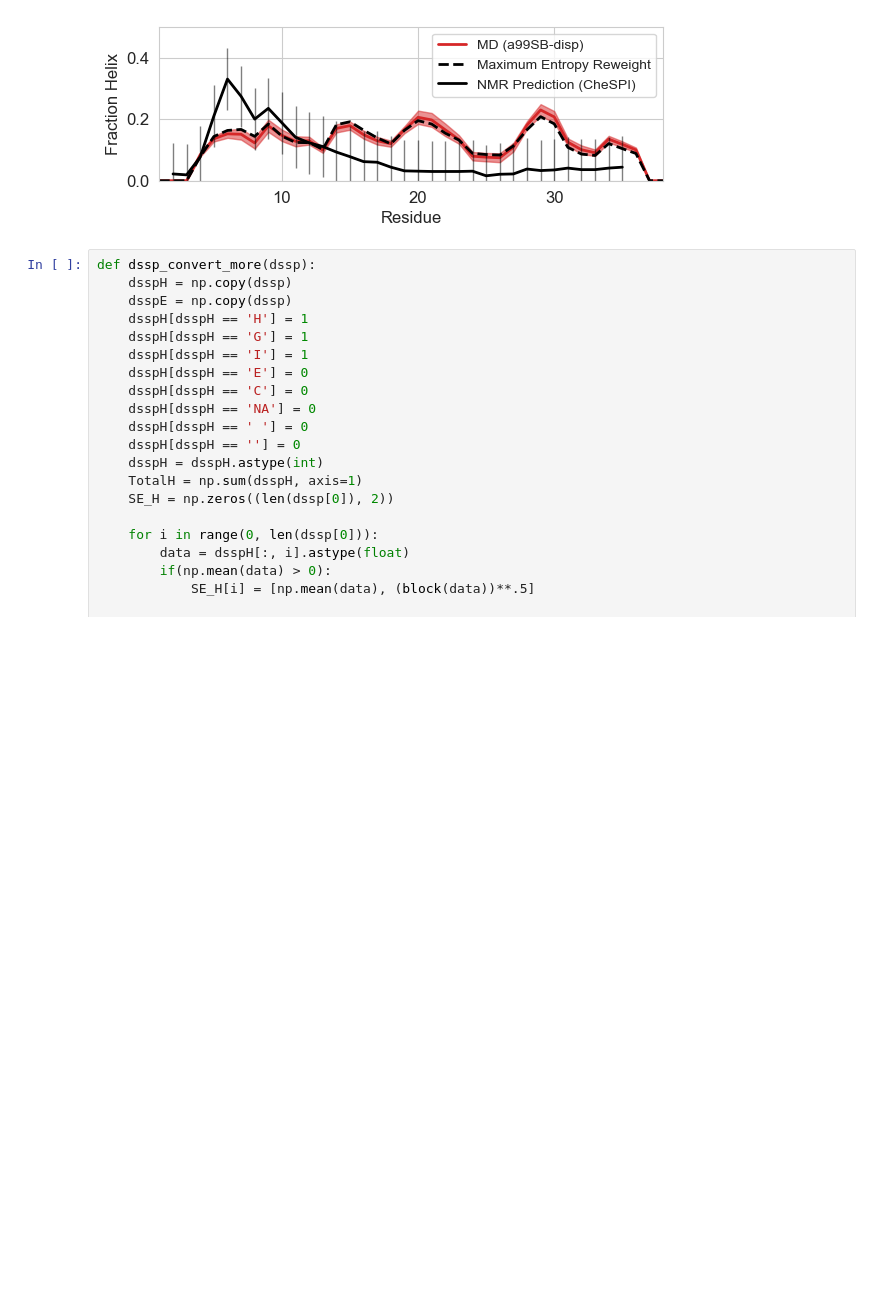
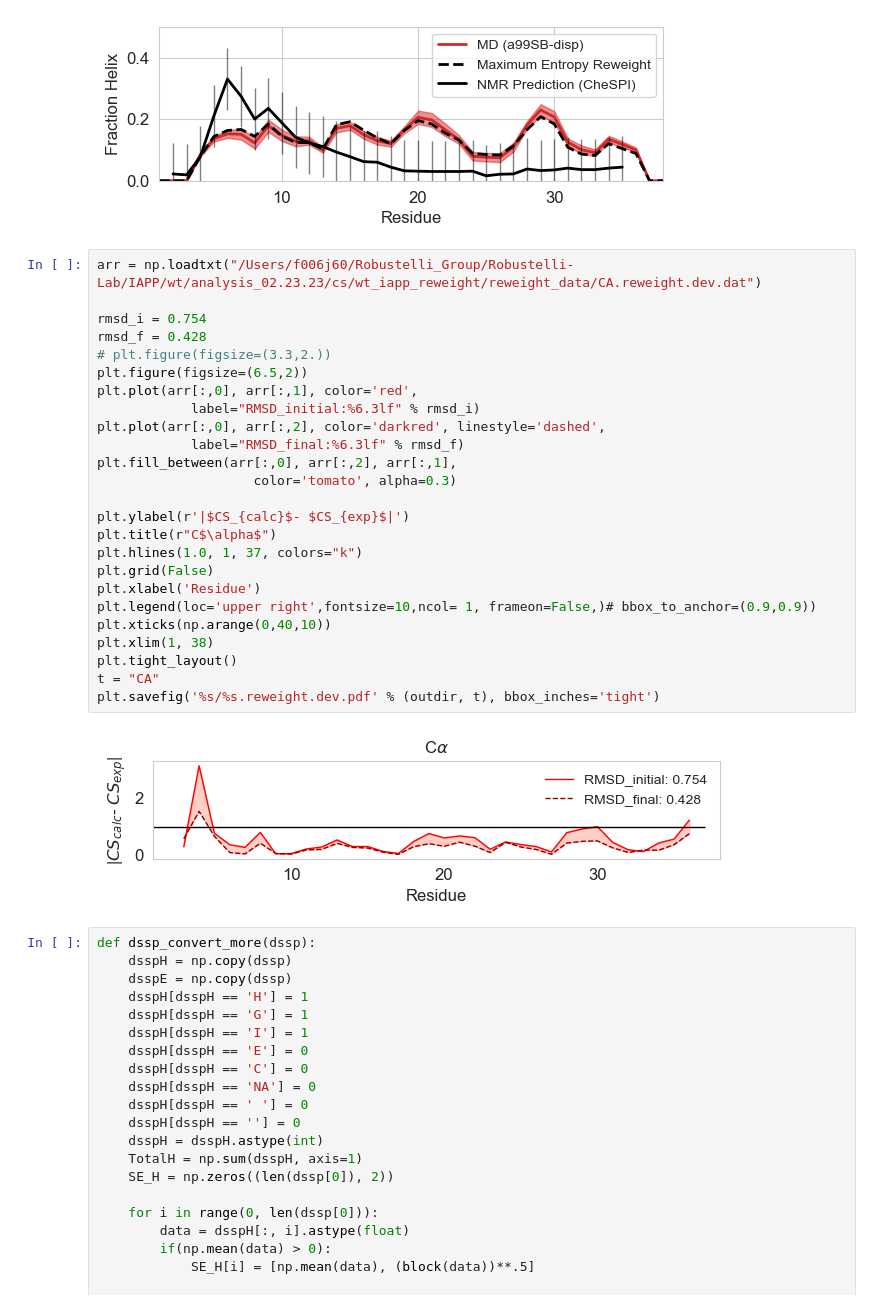
Before and after one commit to paulrobustelli/Garcia_hIAPP_monomer_binders_2025, a Jupyter notebook: hiapp_wt_apo/hiapp_wt_apo_simulation_analysis_300k.ipynb, the cells around one changed output. Drawn from its saved outputs; the diff is of its cells as text; blank space fills up the shorter version.

Commit message:
reweighting data uploaded

```diff
--- a/hiapp_wt_apo/hiapp_wt_apo_simulation_analysis_300k.ipynb
+++ b/hiapp_wt_apo/hiapp_wt_apo_simulation_analysis_300k.ipynb
@@ -518,6 +518,33 @@ plt.savefig(outdir+'NMR_Validation_CheSPI_MD.pdf', dpi=300)
 plt.savefig(outdir+'NMR_Validation_CheSPI_MD.svg', dpi=300)
 # %% [output]
 [figure]
+# %%
+arr = np.loadtxt("/Users/f006j60/Robustelli_Group/Robustelli-Lab/IAPP/wt/analysis_02.23.23/cs/wt_iapp_reweight/reweight_data/CA.reweight.dev.dat")
+
+rmsd_i = 0.754
+rmsd_f = 0.428
+# plt.figure(figsize=(3.3,2.))
+plt.figure(figsize=(6.5,2))
+plt.plot(arr[:,0], arr[:,1], color='red',
+            label="RMSD_initial:%6.3lf" % rmsd_i)
+plt.plot(arr[:,0], arr[:,2], color='darkred', linestyle='dashed',
+            label="RMSD_final:%6.3lf" % rmsd_f)
+plt.fill_between(arr[:,0], arr[:,2], arr[:,1],
+                    color='tomato', alpha=0.3)
+
+plt.ylabel(r'|$CS_{calc}$- $CS_{exp}$|')
+plt.title(r"C$\alpha$")
+plt.hlines(1.0, 1, 37, colors="k")
+plt.grid(False)
+plt.xlabel('Residue')
+plt.legend(loc='upper right',fontsize=10,ncol= 1, frameon=False,)# bbox_to_anchor=(0.9,0.9))
+plt.xticks(np.arange(0,40,10))
+plt.xlim(1, 38)
+plt.tight_layout()
+t = "CA"
+plt.savefig('%s/%s.reweight.dev.pdf' % (outdir, t), bbox_inches='tight')
+# %% [output]
+[figure, added]
 # %%
 def dssp_convert_more(dssp):
     dsspH = np.copy(dssp)
```
Also changed, not shown: 1 other file.
